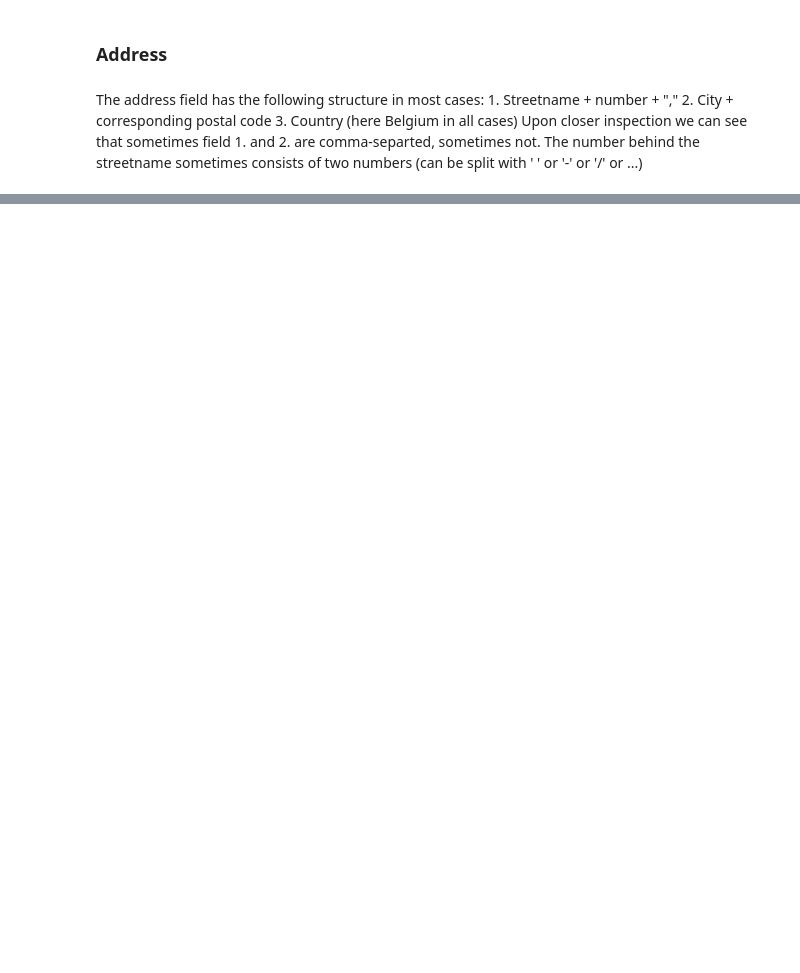
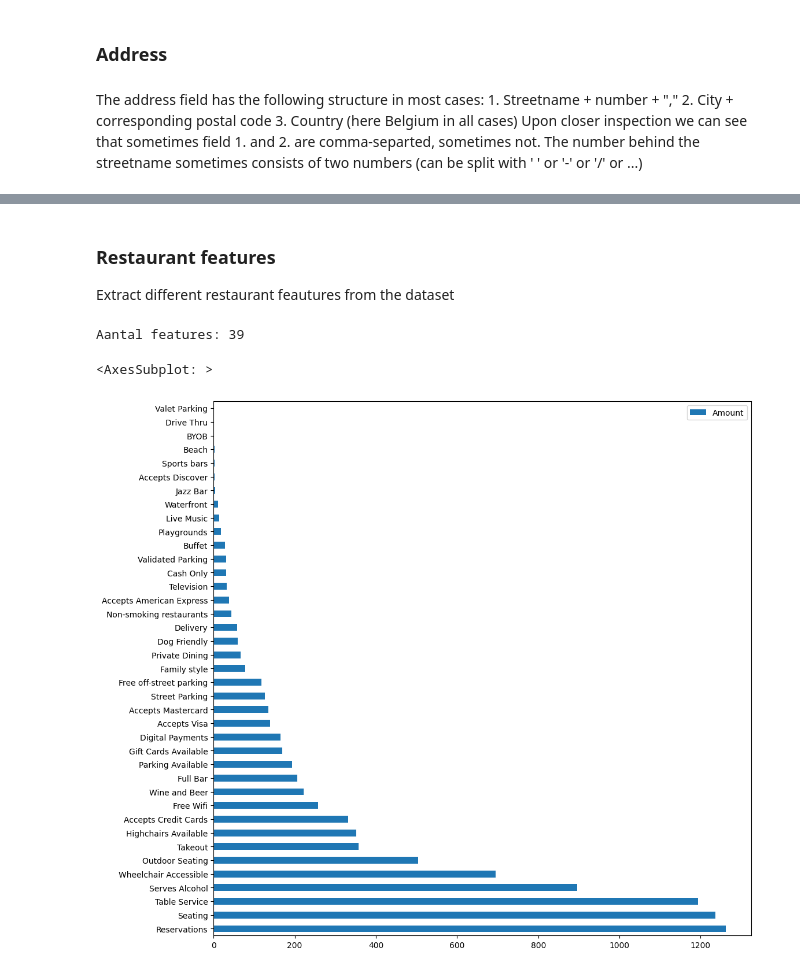
Before and after one commit to brabreda/Machine-learning, a Jupyter notebook: Sprint 1.ipynb, the cells around one changed output, grey strips where cells are left out. Saved outputs shown, nothing was run; the diff lists cells and outputs as text; code cells hidden in the pictures; blank space fills up the shorter version.

Commit message:
special diets + restaurant features data

```diff
--- a/Sprint 1.ipynb
+++ b/Sprint 1.ipynb
@@ -182,0 +304,26 @@ pd.plotting.scatter_matrix(df, figsize = (12,12))
+# %% [markdown]
+### Restaurant features
+
+Extract different restaurant feautures from the dataset
+# %%
+# Create a dict that holds all restaurant feautures and how much they appear
+feature_types = {}
+for i in df_train['restaurant features'].fillna(value=""):
+    for f in i.split(','):
+        if i != "":
+            if f.strip() in feature_types.keys():
+                feature_types[f.strip()] += 1
+            else:
+                feature_types[f.strip()] = 1
+
+print("Amount of features:" , len(feature_types.keys()))
+
+# omzetten naar dataframe
+df_features = pd.DataFrame(feature_types, index=[0]).transpose()
+df_features.columns = ['Amount']
+df_features.sort_values(['Amount'], ascending=False, inplace=True)
+df_features.plot(kind='barh', figsize=(12,12))
+# %% [output]
+Aantal features: 39
+<AxesSubplot: >
+[figure, added]
```
Also changed, not shown: parts of 15 cells of this notebook, 1 other file.
